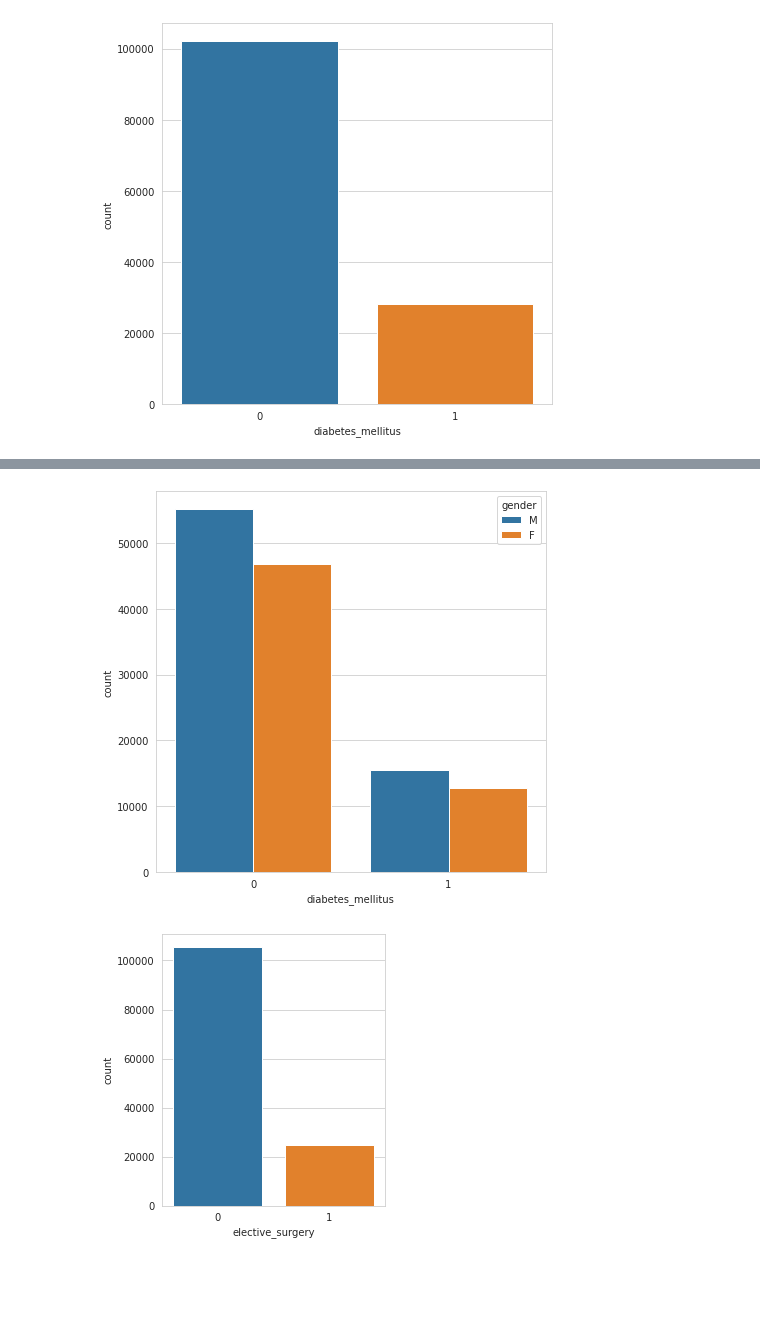
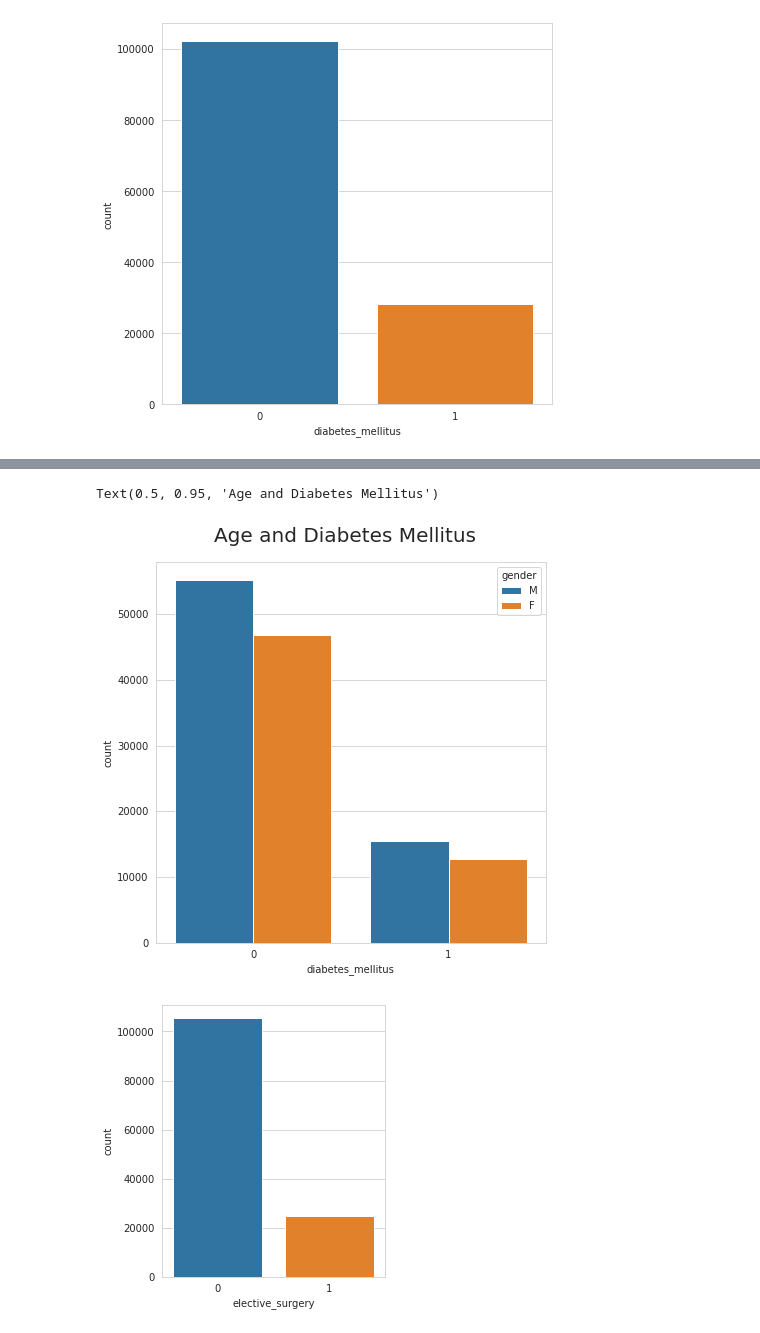
Before and after one commit to bvchand/Diabetes-detection-in-ICU-patients, a Jupyter notebook: diabetes_data_extraction.ipynb, the cells around one changed output, grey strips where cells are left out. Cells and saved outputs as stored; diff of their text form; code cells hidden in the pictures; blank space fills up the shorter version.

```diff
--- a/diabetes_data_extraction.ipynb
+++ b/diabetes_data_extraction.ipynb
@@ -171,9 +184,11 @@ ax = sns.countplot(y='icu_stay_type',hue='diabetes_mellitus',data=diabetes_train
 # %%
 #plot to know the relationship of 'gender' with target.
 fig, ax = plt.subplots(figsize=(7,7))
 ax = sns.countplot(x='diabetes_mellitus',hue='gender',data=diabetes_train, ax=ax)
+fig.suptitle("Age and Diabetes Mellitus", size = 20, y=.95)
 # %% [output]
+Text(0.5, 0.95, 'Age and Diabetes Mellitus')
-[figure, old version]
+[figure, new version]
 # %%
 columns_to_drop = ['elective_surgery','icu_stay_type','aids','cirrhosis','hepatic_failure','immunosuppression','leukemia','lymphoma','solid_tumor_with_metastasis']
 
```
Also changed, not shown: parts of 7 cells of this notebook.
